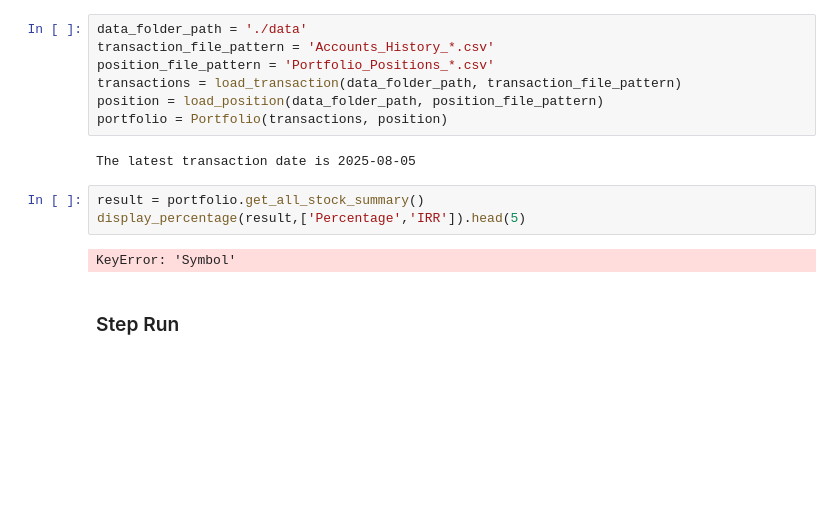
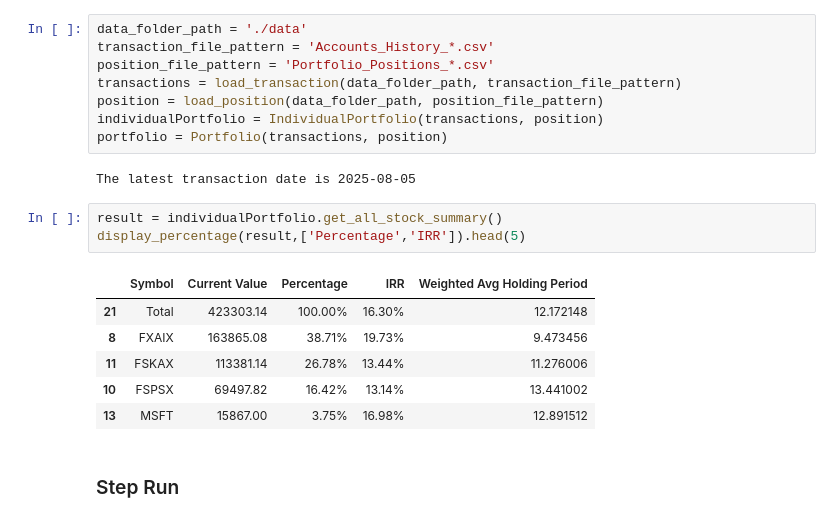
Before and after one commit to yifan-lee/fidelity-portfolio-tracker, a Jupyter notebook: Dev.ipynb, the cells around one changed output. Saved outputs shown, nothing was run; the diff lists cells and outputs as text; blank space fills up the shorter version.

```diff
--- a/Dev.ipynb
+++ b/Dev.ipynb
@@ -701,14 +623,20 @@ transaction_file_pattern = 'Accounts_History_*.csv'
 position_file_pattern = 'Portfolio_Positions_*.csv'
 transactions = load_transaction(data_folder_path, transaction_file_pattern)
 position = load_position(data_folder_path, position_file_pattern)
+individualPortfolio = IndividualPortfolio(transactions, position)
 portfolio = Portfolio(transactions, position)
 # %% [output]
 The latest transaction date is 2025-08-05
 # %%
-result = portfolio.get_all_stock_summary()
+result = individualPortfolio.get_all_stock_summary()
 display_percentage(result,['Percentage','IRR']).head(5)
 # %% [output]
-KeyError: 'Symbol'
+|  | Symbol | Current Value | Percentage | IRR | Weighted Avg Holding Period |
+| 21 | Total | 423303.14 | 100.00% | 16.30% | 12.172148 |
+| 8 | FXAIX | 163865.08 | 38.71% | 19.73% | 9.473456 |
+| 11 | FSKAX | 113381.14 | 26.78% | 13.44% | 11.276006 |
+| 10 | FSPSX | 69497.82 | 16.42% | 13.14% | 13.441002 |
+| 13 | MSFT | 15867.00 | 3.75% | 16.98% | 12.891512 |
 # %% [markdown]
 ### Step Run
 # %% [markdown]
```
Also changed, not shown: parts of 20 cells of this notebook.
